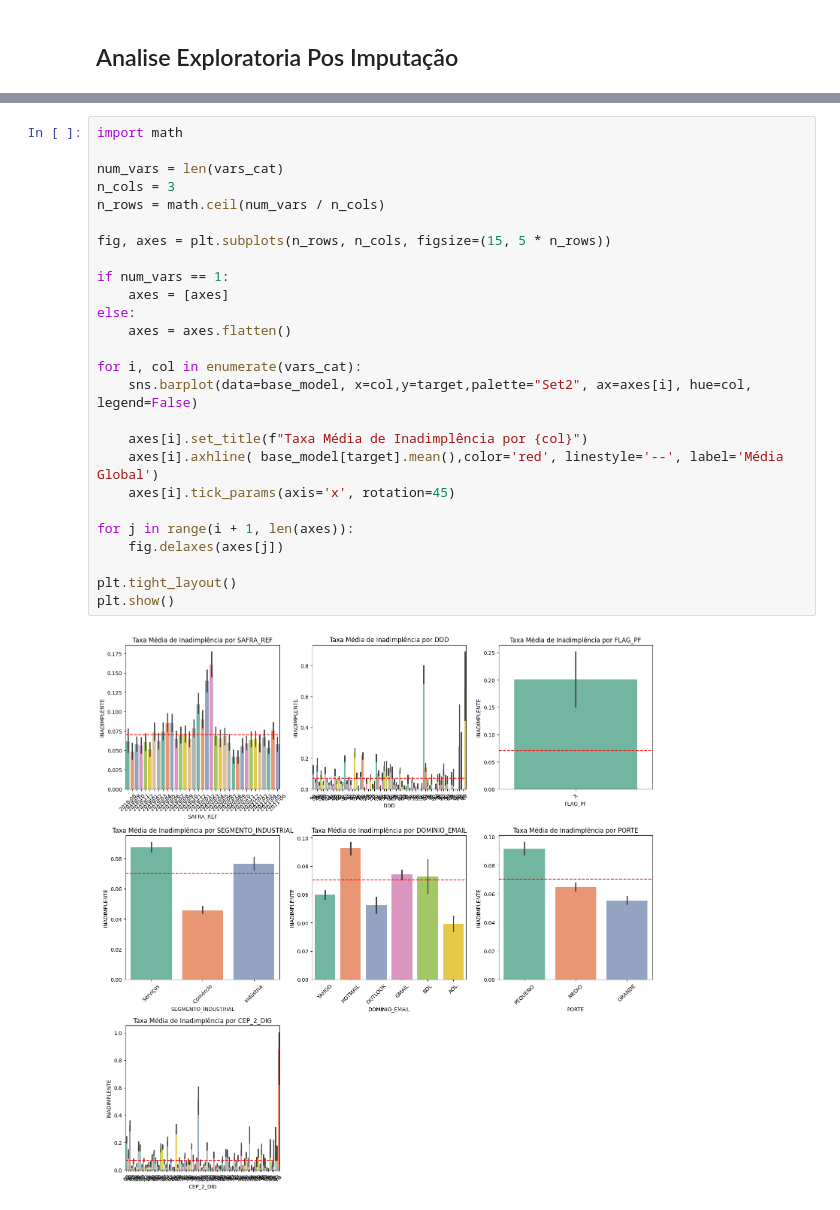
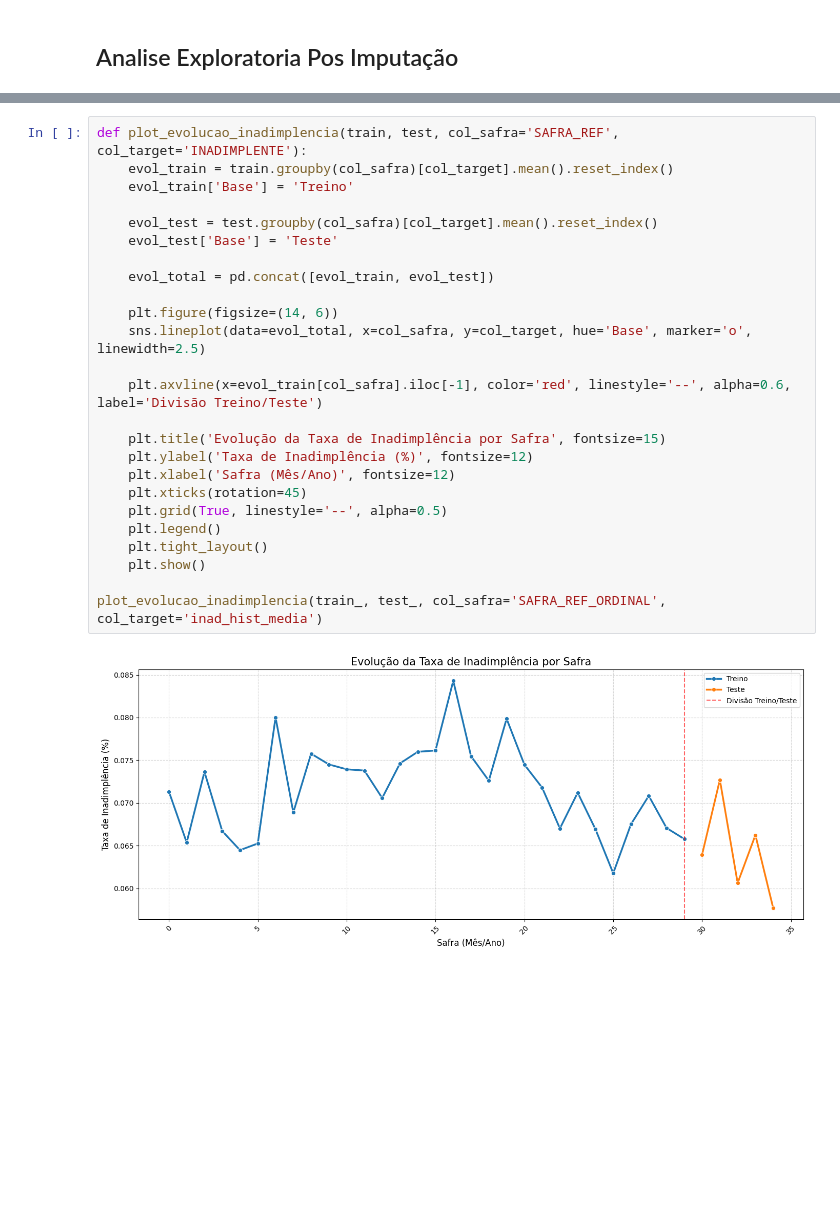
Before and after one commit to Cleyton-Nobre/datarisk-case-ds-junior, a Jupyter notebook: solution.ipynb, the cells around one changed output, grey strips where cells are left out. Cells and saved outputs as stored; diff of their text form; blank space fills up the shorter version.

```diff
--- a/solution.ipynb
+++ b/solution.ipynb
@@ -454,29 +603,28 @@ plt.show()
-# %%
-import math
-
-num_vars = len(vars_cat)
-n_cols = 3
-n_rows = math.ceil(num_vars / n_cols)
-
-fig, axes = plt.subplots(n_rows, n_cols, figsize=(15, 5 * n_rows))
-
-if num_vars == 1:
-    axes = [axes]
-else:
-    axes = axes.flatten()
-
-for i, col in enumerate(vars_cat):
-    sns.barplot(data=base_model, x=col,y=target,palette="Set2", ax=axes[i], hue=col, legend=False)
-
-    axes[i].set_title(f"Taxa Média de Inadimplência por {col}")
-    axes[i].axhline( base_model[target].mean(),color='red', linestyle='--', label='Média Global')
-    axes[i].tick_params(axis='x', rotation=45)
-
-for j in range(i + 1, len(axes)):
-    fig.delaxes(axes[j])
-
-plt.tight_layout()
-plt.show()
-# %% [output]
-[figure, removed]
+# %%
+def plot_evolucao_inadimplencia(train, test, col_safra='SAFRA_REF', col_target='INADIMPLENTE'):
+    evol_train = train.groupby(col_safra)[col_target].mean().reset_index()
+    evol_train['Base'] = 'Treino'
+
+    evol_test = test.groupby(col_safra)[col_target].mean().reset_index()
+    evol_test['Base'] = 'Teste'
+
+    evol_total = pd.concat([evol_train, evol_test])
+
+    plt.figure(figsize=(14, 6))
+    sns.lineplot(data=evol_total, x=col_safra, y=col_target, hue='Base', marker='o', linewidth=2.5)
+
+    plt.axvline(x=evol_train[col_safra].iloc[-1], color='red', linestyle='--', alpha=0.6, label='Divisão Treino/Teste')
+
+    plt.title('Evolução da Taxa de Inadimplência por Safra', fontsize=15)
+    plt.ylabel('Taxa de Inadimplência (%)', fontsize=12)
+    plt.xlabel('Safra (Mês/Ano)', fontsize=12)
+    plt.xticks(rotation=45)
+    plt.grid(True, linestyle='--', alpha=0.5)
+    plt.legend()
+    plt.tight_layout()
+    plt.show()
+
+plot_evolucao_inadimplencia(train_, test_, col_safra='SAFRA_REF_ORDINAL', col_target='inad_hist_media')
+# %% [output]
+[figure, added]
 # %%
```
Also changed, not shown: parts of 59 cells of this notebook, 1 other file.
